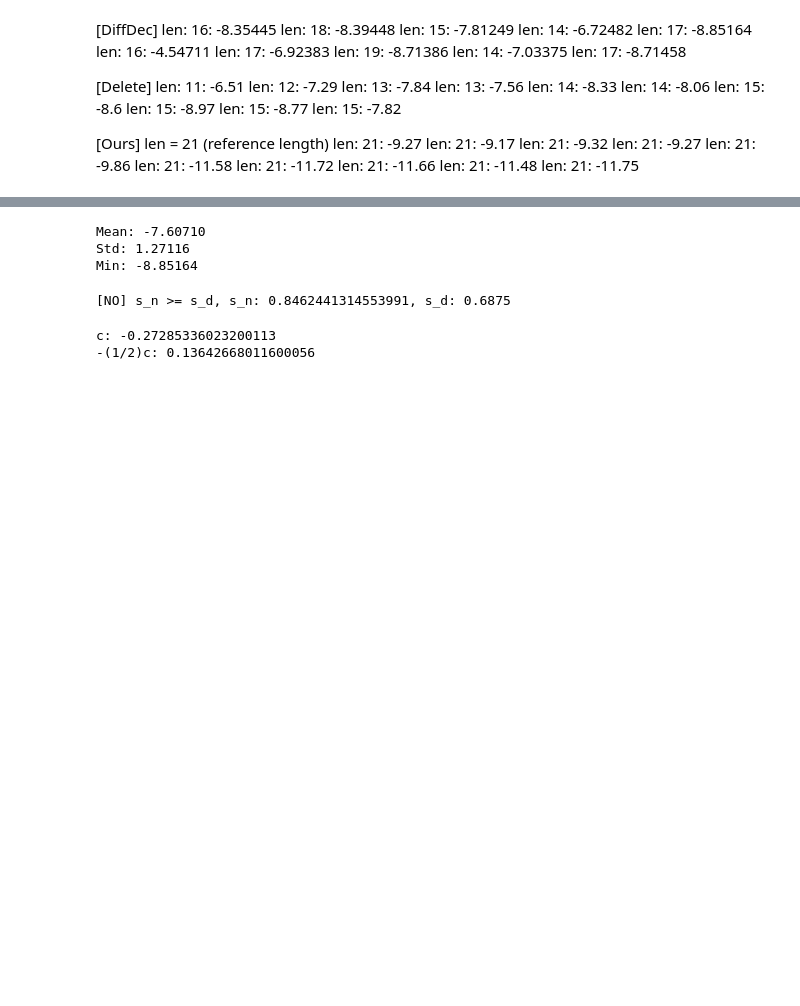
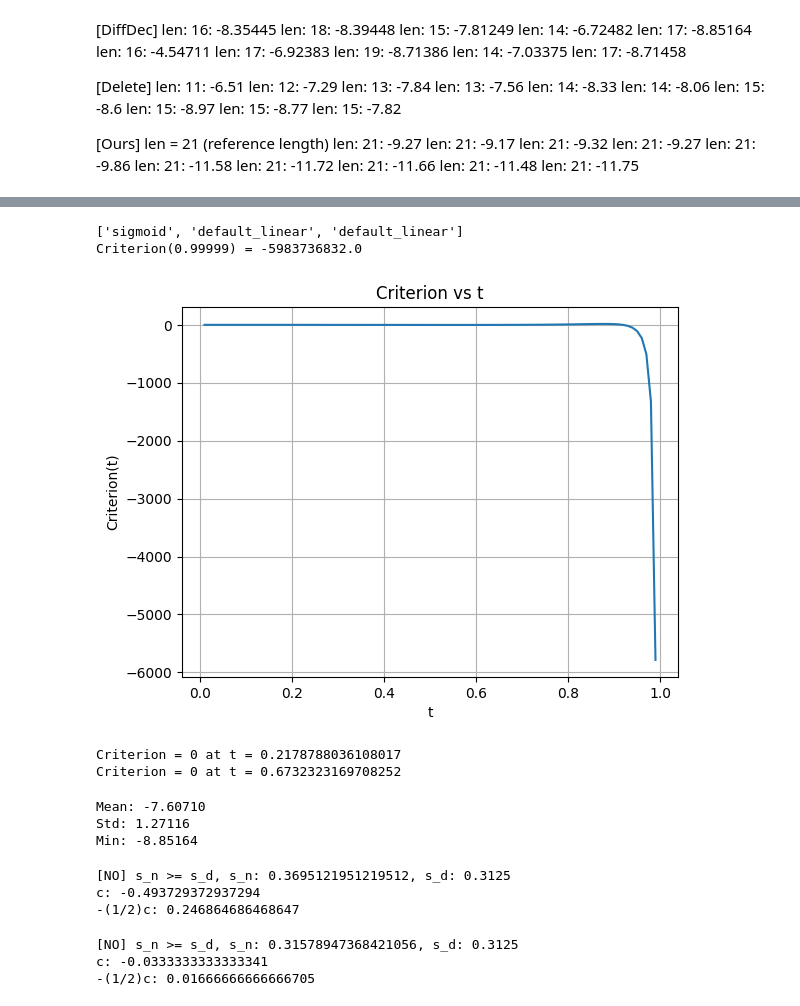
Before and after one commit to ziseoklee/ACE, a Jupyter notebook: read_results.ipynb, the cells around one changed output, grey strips where cells are left out. Drawn from its saved outputs; the diff is of its cells as text; code cells hidden in the pictures; blank space fills up the shorter version.

```diff
--- a/read_results.ipynb
+++ b/read_results.ipynb
@@ -83,3 +587,44 @@ len: 21: -11.75
+# %%
+print(names)
+g = -1.6
+gamma_list = [
+    lambda t : torch.tensor(1),
+    lambda t : torch.tensor(g),
+    lambda t : torch.tensor(1)
+]
+d_gamma_list = [
+    lambda t: torch.zeros_like(t),
+    lambda t: torch.zeros_like(t),
+    lambda t: torch.zeros_like(t)
+]
+Criterion = lambda t: sum([ gamma_list[i](t) / (interpolant_schedules[names[i]].alpha_t(t))**2 for i in range(len(names)) ])
+
+print(f"Criterion(0.99999) = {Criterion(torch.tensor(0.99999)).item()}")
+
+t = torch.linspace(0.01, 0.99, 100)
+plt.plot(t.numpy(), Criterion(t).numpy())
+plt.xlabel('t')
+plt.ylabel('Criterion(t)')
+plt.title('Criterion vs t')
+plt.grid(True)
+plt.savefig(os.path.join(experiment_id, "Criterion_plot.png"))
+plt.show()
+
+# print when Criterion = 0
+for i in range(len(t)-1):
+    if Criterion(t[i]) > 0 and Criterion(t[i+1]) < 0:
+        print("Criterion = 0 at t =", t[i].item())
+        break
+for i in range(len(t)-1):
+    if Criterion(t[i]) < 0 and Criterion(t[i+1]) > 0:
+        print("Criterion = 0 at t =", t[i].item())
+        break
+# %% [output]
+['sigmoid', 'default_linear', 'default_linear']
+Criterion(0.99999) = -5983736832.0
+[figure, added]
+Criterion = 0 at t = 0.2178788036108017
+Criterion = 0 at t = 0.6732323169708252
 # %%
 import numpy as np
 
@@ -132,7 +677,7 @@ Min: -8.85164
 # Random code
 
 t = 0.5
-one_minus_t_sqrd = 1 - t**2
+one_minus_t_sqrd = (1 - t)**2
 t_sqrd = t**2
 
 s_1_n = (one_minus_t_sqrd + 0.5 * t_sqrd)
@@ -147,12 +692,38 @@ if s_n < s_d:
     print(f"[YES] s_n < s_d, s_n: {s_n}, s_d: {s_d}")
 else:
     print(f"[NO] s_n >= s_d, s_n: {s_n}, s_d: {s_d}")
+
+c = (1/s_n) - (1/s_d)
+print(f"c: {c}")
+print(f"-(1/2)c: {-0.5*c}")
 # %% [output]
-[NO] s_n >= s_d, s_n: 0.8462441314553991, s_d: 0.6875
+[NO] s_n >= s_d, s_n: 0.3695121951219512, s_d: 0.3125
+c: -0.493729372937294
+-(1/2)c: 0.246864686468647
 # %%
+# Random code
+
+t = 0.5
+one_minus_t_sqrd = (1 - t)**2
+t_sqrd = t**2
+
+s_1_n = (one_minus_t_sqrd + 0.5 * t_sqrd)
+s_2_n = (one_minus_t_sqrd + 7 * t_sqrd)
+s_1_d = (1.5*one_minus_t_sqrd + t_sqrd)
+s_2_d = (1.5*one_minus_t_sqrd + t_sqrd)
+
+s_n = 1 / ( (1 / s_1_n) + (1 / s_2_n) )
+s_d = 1 / ( (1 / s_1_d) + (1 / s_2_d) )
+
+if s_n < s_d:
+    print(f"[YES] s_n < s_d, s_n: {s_n}, s_d: {s_d}")
+else:
+    print(f"[NO] s_n >= s_d, s_n: {s_n}, s_d: {s_d}")
+
 c = (1/s_n) - (1/s_d)
 print(f"c: {c}")
 print(f"-(1/2)c: {-0.5*c}")
 # %% [output]
-c: -0.27285336023200113
--(1/2)c: 0.13642668011600056
+[NO] s_n >= s_d, s_n: 0.31578947368421056, s_d: 0.3125
+c: -0.0333333333333341
+-(1/2)c: 0.01666666666666705
```
Also changed, not shown: parts of 11 cells of this notebook, 13 other files.
